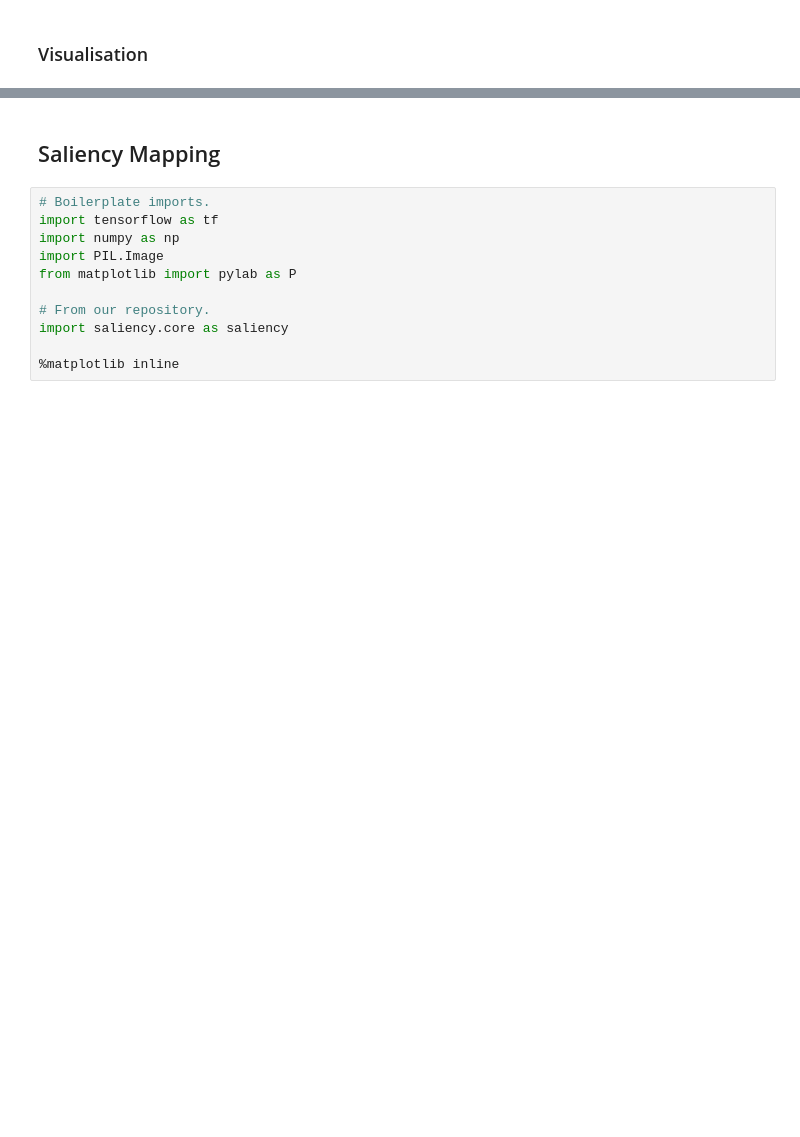
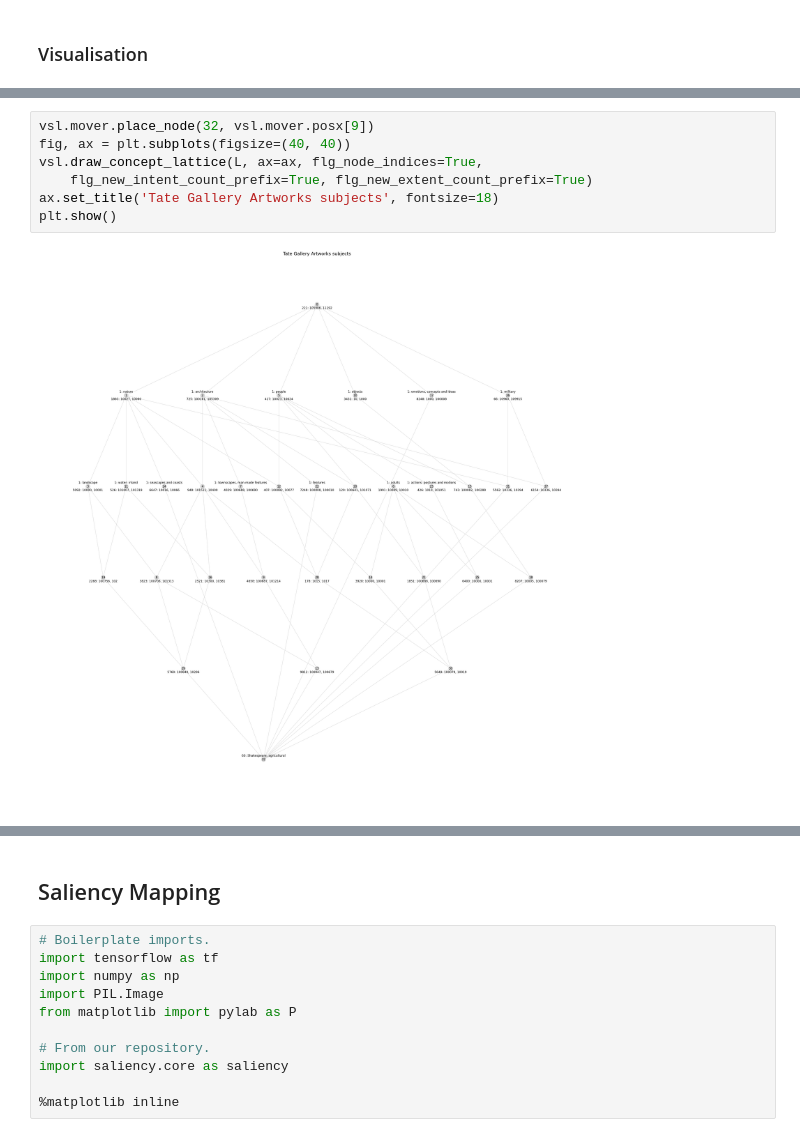
Before and after one commit to enridaga/conceptual-saliency, a Jupyter notebook: notebooks/conceptual_saliency.ipynb, the cells around one changed output, grey strips where cells are left out. Drawn from its saved outputs; the diff is of its cells as text; blank space fills up the shorter version.

```diff
--- a/notebooks/conceptual_saliency.ipynb
+++ b/notebooks/conceptual_saliency.ipynb
@@ -235,0 +259,9 @@ Right now results are not significant because could be that I prepared data in a
+# %%
+vsl.mover.place_node(32, vsl.mover.posx[9])
+fig, ax = plt.subplots(figsize=(40, 40))
+vsl.draw_concept_lattice(L, ax=ax, flg_node_indices=True,
+    flg_new_intent_count_prefix=True, flg_new_extent_count_prefix=True)
+ax.set_title('Tate Gallery Artworks subjects', fontsize=18)
+plt.show()
+# %% [output]
+[figure, added]
```
Also changed, not shown: parts of 26 cells of this notebook.
